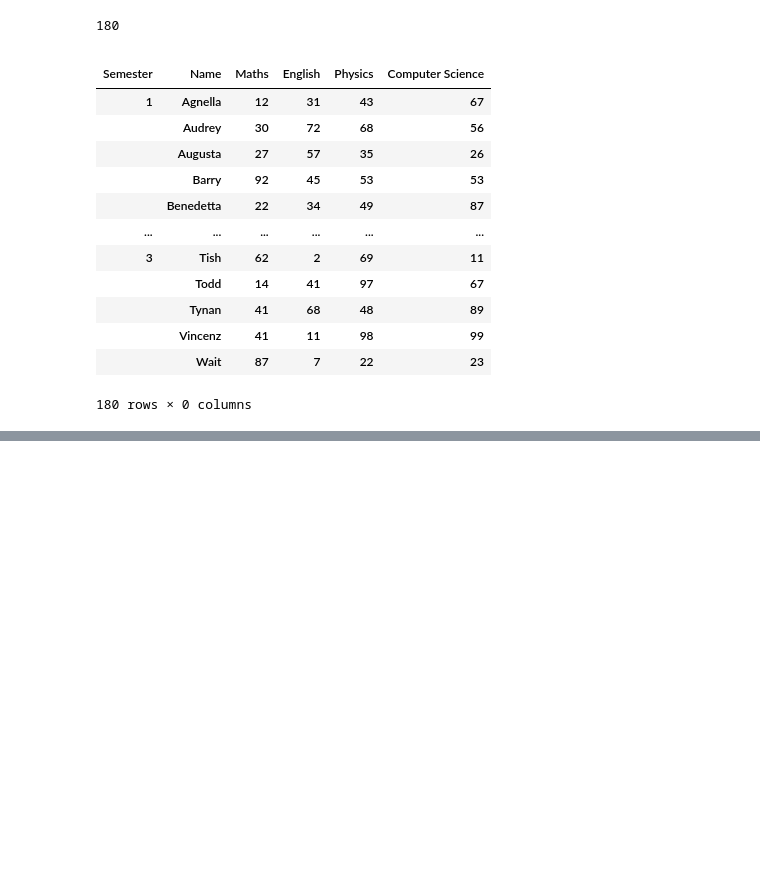
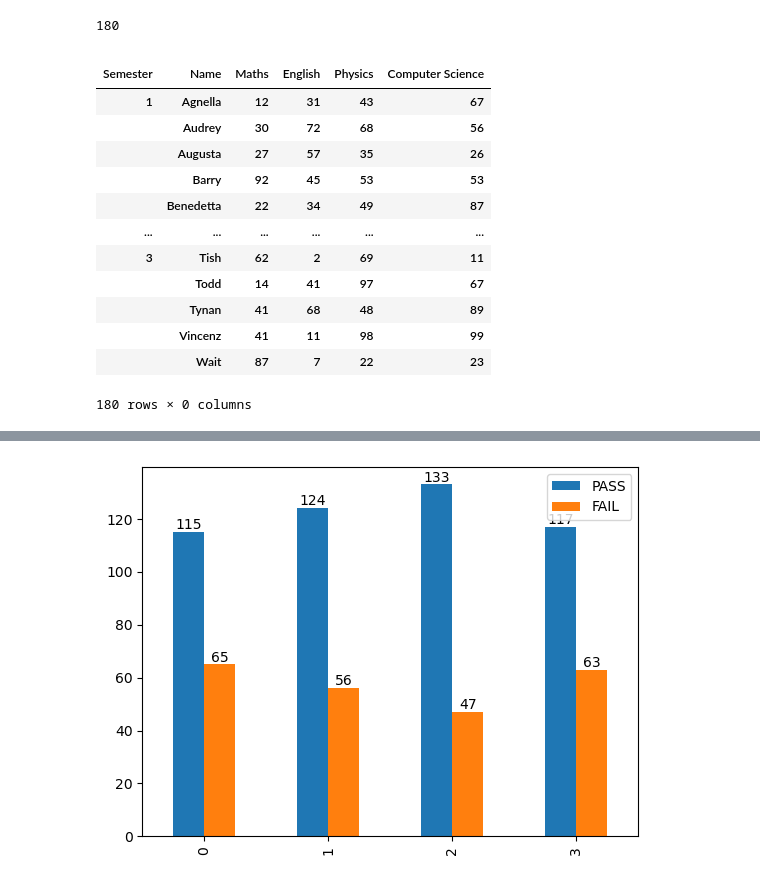
Before and after one commit to cezanekarki/Netflix_EDA, a Jupyter notebook: Day9/students.ipynb, the cells around one changed output, grey strips where cells are left out. Saved outputs shown, nothing was run; the diff lists cells and outputs as text; code cells hidden in the pictures; blank space fills up the shorter version.

Commit message:
Revised Results

```diff
--- a/Day9/students.ipynb
+++ b/Day9/students.ipynb
@@ -186,0 +227,10 @@ for i in df_total.iterrows():
+# %%
+def calculate_score(sem_num):
+
+    maths = df_data[(df_data["Semester "]==sem_num) & (df_data["Maths"]>=30)]
+    english = df_data[(df_data["Semester "]==sem_num) & (df_data["English"]>=30)]
+    physics = df_data[(df_data["Semester "]==sem_num) & (df_data["Physics"]>=30)]
+    cs = df_data[(df_data["Semester "]==sem_num) & (df_data["Computer Science"]>=30)]
+
+
+    return maths, english, physics, cs
@@ -186,0 +244,19 @@ for i in df_total.iterrows():
+# %%
+result_1 = [maths_sem1, english_sem1, physics_sem1, cs_sem1]
+result_2=[maths_sem2, english_sem2, physics_sem2, cs_sem2]
+result_3= [maths_sem3, english_sem3, physics_sem3, cs_sem3]
+sem1_pass = [x[1] for x in result_1]
+sem2_pass = [x[1] for x in result_2]
+sem3_pass = [x[1] for x in result_3]
+sem1_fail = [x[0] for x in result_1]
+sem2_fail = [x[0] for x in result_2]
+sem3_fail = [x[0] for x in result_3]
+# %%
+cols = ["PASS","FAIL"]
+sem_1 = pd.DataFrame([sem1_pass,sem1_fail]).T
+sem_1.columns =cols
+ax = sem_1.plot(kind = "bar")
+for i in range(len(cols)):
+    ax.bar_label(ax.containers[i],label_type="edge")
+# %% [output]
+[figure, added]
```
Also changed, not shown: parts of 12 cells of this notebook.
